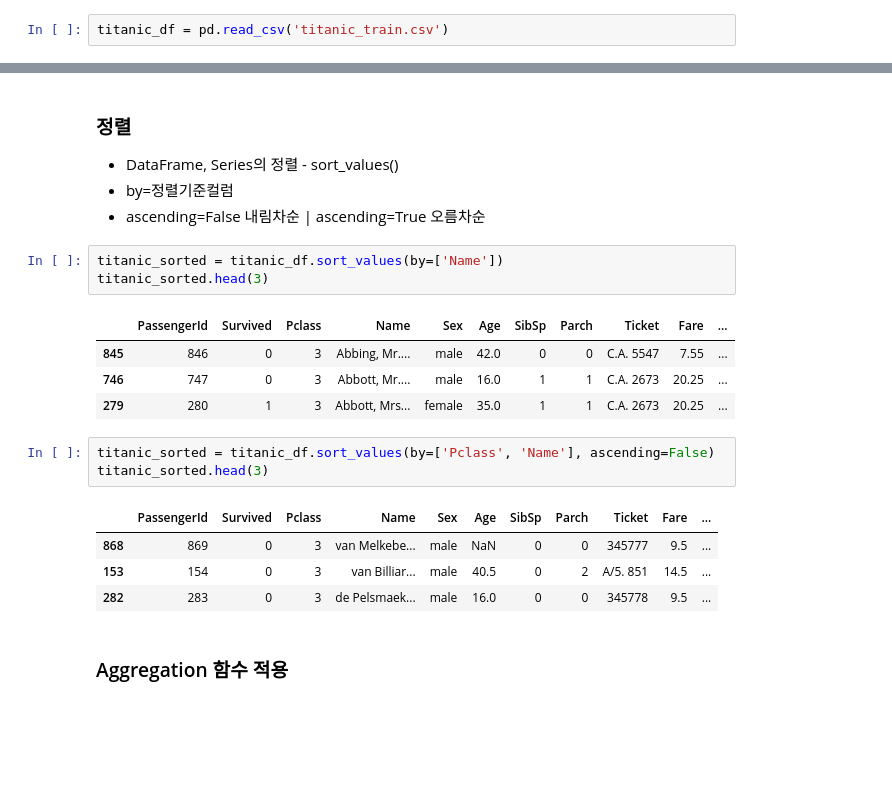
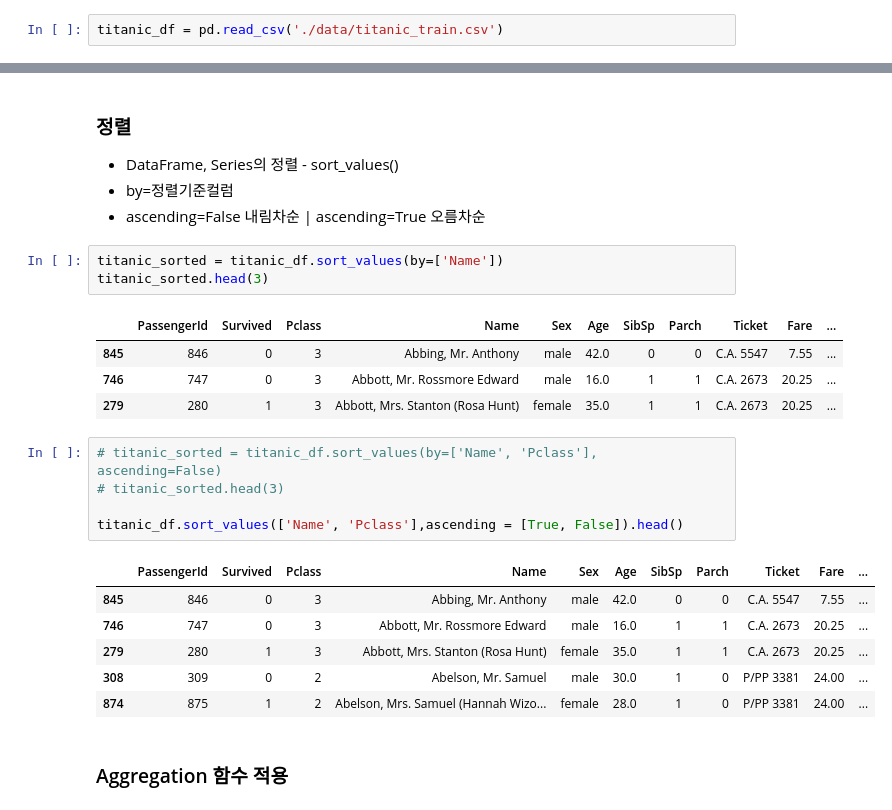
Before and after one commit to CalmFarm/Dev_work, a Jupyter notebook: DS/1-1.판다스 기초.ipynb, the cells around one changed output, grey strips where cells are left out. Drawn from its saved outputs; the diff is of its cells as text; blank space fills up the shorter version.

```diff
--- a/DS/1-1.판다스 기초.ipynb
+++ b/DS/1-1.판다스 기초.ipynb
@@ -680,7 +721,7 @@ df[df['등급'].str.contains('양')]
 # %% [markdown]
 ---
 # %%
-titanic_df = pd.read_csv('titanic_train.csv')
+titanic_df = pd.read_csv('./data/titanic_train.csv')
 # %%
 # 나이가 60세 이상인 사람들만 보고싶어
 titanic_df[titanic_df['Age'] > 60]
@@ -761,17 +815,21 @@ titanic_sorted = titanic_df.sort_values(by=['Name'])
 titanic_sorted.head(3)
 # %% [output]
 |  | PassengerId | Survived | Pclass | Name | Sex | Age | SibSp | Parch | Ticket | Fare | ... |
-| 845 | 846 | 0 | 3 | Abbing, Mr.... | male | 42.0 | 0 | 0 | C.A. 5547 | 7.55 | ... |
-| 746 | 747 | 0 | 3 | Abbott, Mr.... | male | 16.0 | 1 | 1 | C.A. 2673 | 20.25 | ... |
-| 279 | 280 | 1 | 3 | Abbott, Mrs... | female | 35.0 | 1 | 1 | C.A. 2673 | 20.25 | ... |
+| 845 | 846 | 0 | 3 | Abbing, Mr. Anthony | male | 42.0 | 0 | 0 | C.A. 5547 | 7.55 | ... |
+| 746 | 747 | 0 | 3 | Abbott, Mr. Rossmore Edward | male | 16.0 | 1 | 1 | C.A. 2673 | 20.25 | ... |
+| 279 | 280 | 1 | 3 | Abbott, Mrs. Stanton (Rosa Hunt) | female | 35.0 | 1 | 1 | C.A. 2673 | 20.25 | ... |
 # %%
-titanic_sorted = titanic_df.sort_values(by=['Pclass', 'Name'], ascending=False)
-titanic_sorted.head(3)
+# titanic_sorted = titanic_df.sort_values(by=['Name', 'Pclass'], ascending=False)
+# titanic_sorted.head(3)
+
+titanic_df.sort_values(['Name', 'Pclass'],ascending = [True, False]).head()
 # %% [output]
 |  | PassengerId | Survived | Pclass | Name | Sex | Age | SibSp | Parch | Ticket | Fare | ... |
-| 868 | 869 | 0 | 3 | van Melkebe... | male | NaN | 0 | 0 | 345777 | 9.5 | ... |
-| 153 | 154 | 0 | 3 | van Billiar... | male | 40.5 | 0 | 2 | A/5. 851 | 14.5 | ... |
-| 282 | 283 | 0 | 3 | de Pelsmaek... | male | 16.0 | 0 | 0 | 345778 | 9.5 | ... |
+| 845 | 846 | 0 | 3 | Abbing, Mr. Anthony | male | 42.0 | 0 | 0 | C.A. 5547 | 7.55 | ... |
+| 746 | 747 | 0 | 3 | Abbott, Mr. Rossmore Edward | male | 16.0 | 1 | 1 | C.A. 2673 | 20.25 | ... |
+| 279 | 280 | 1 | 3 | Abbott, Mrs. Stanton (Rosa Hunt) | female | 35.0 | 1 | 1 | C.A. 2673 | 20.25 | ... |
+| 308 | 309 | 0 | 2 | Abelson, Mr. Samuel | male | 30.0 | 1 | 0 | P/PP 3381 | 24.00 | ... |
+| 874 | 875 | 1 | 2 | Abelson, Mrs. Samuel (Hannah Wizo... | female | 28.0 | 1 | 0 | P/PP 3381 | 24.00 | ... |
 # %% [markdown]
 ### Aggregation 함수 적용
 # %%
```
Also changed, not shown: parts of 17 cells of this notebook.
